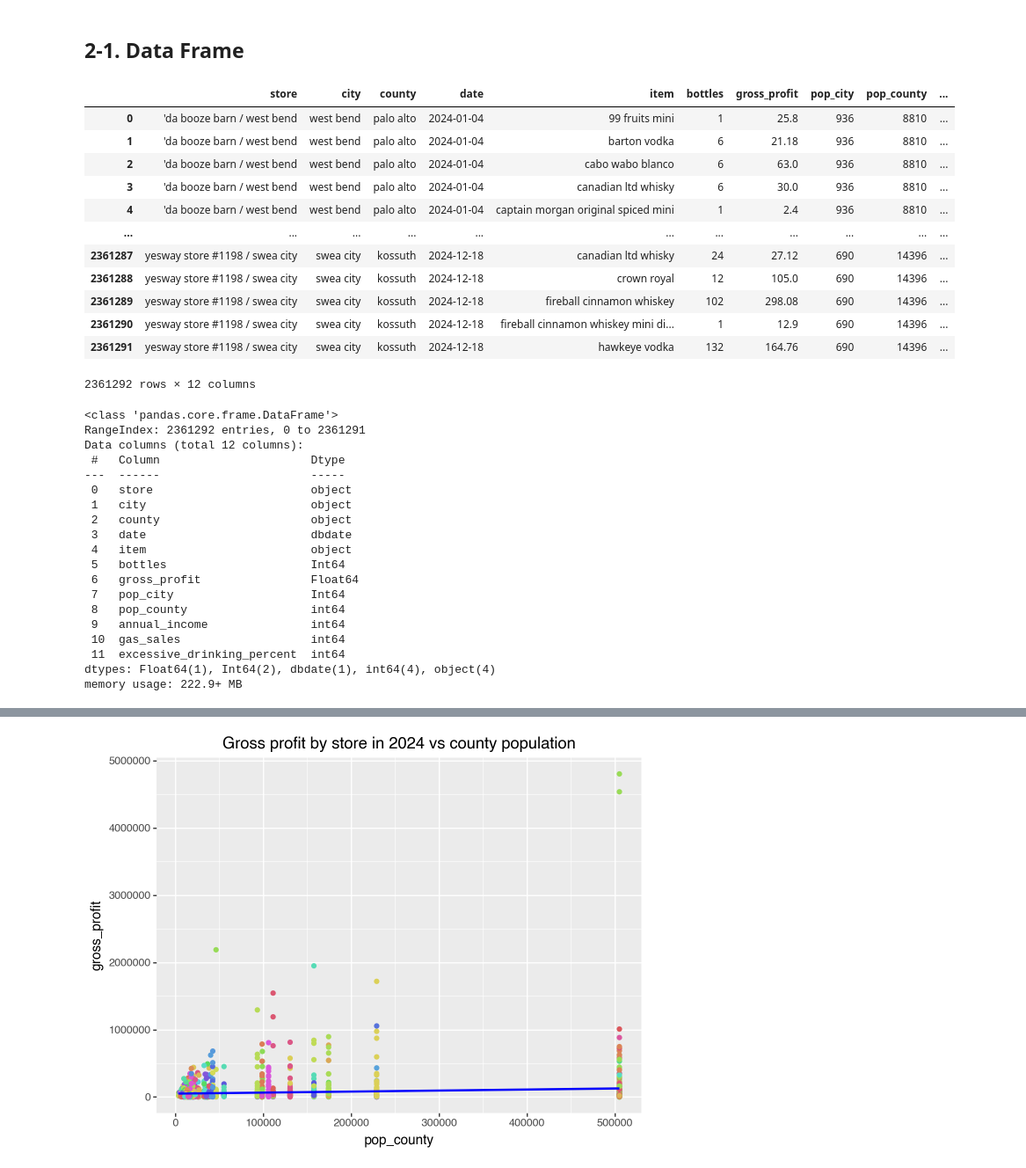
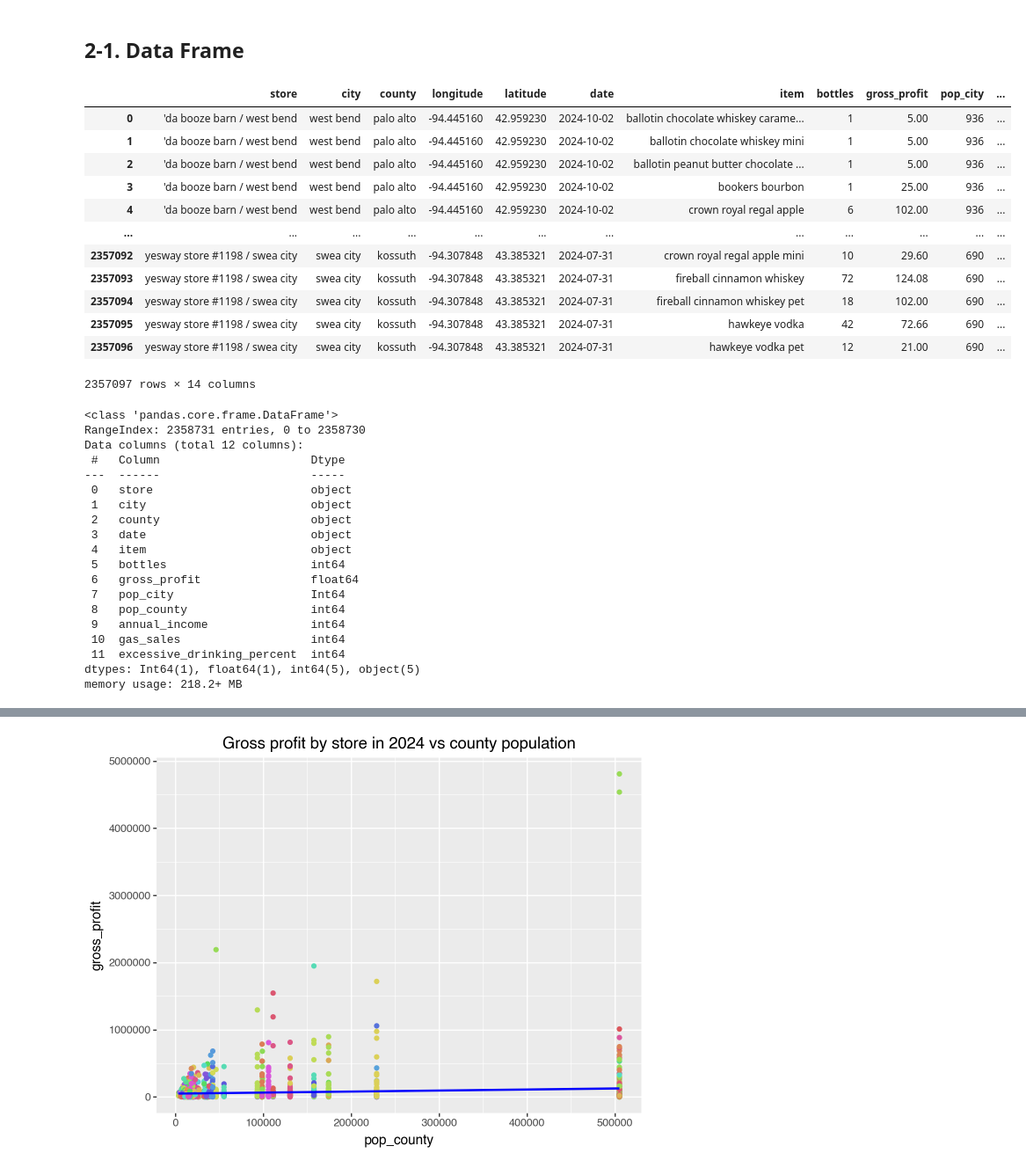
Before and after one commit to advanced-computing/fred-naga-lab2, a Jupyter notebook: iowa_liquor_naga.ipynb, the cells around one changed output, grey strips where cells are left out. Shown at 88% size. Cells and saved outputs as stored; diff of their text form; code cells hidden in the pictures.

```diff
--- a/iowa_liquor_naga.ipynb
+++ b/iowa_liquor_naga.ipynb
@@ -43,5 +44,7 @@ df_google_cloud = pandas_gbq.read_gbq(sql, credentials=credentials)
 # %%
-df_google = df_google_cloud.copy()
+df_google = pd.read_csv('data/liquor.csv')
+df_google['longitude'] = df_google['store_location'].str.extract(r'POINT\(([-\d\.]+) [-\d\.]+\)').astype(float)
+df_google['latitude'] = df_google['store_location'].str.extract(r'POINT\([-\d\.]+ ([-\d\.]+)\)').astype(float)
 df_google['gross_profit'] = (
     (df_google['state_bottle_retail'] - df_google['state_bottle_cost']) * df_google['bottles_sold']
 )
@@ -55,5 +58,6 @@ df_google['store'] = df_google['store'].str.lower()
 df_google['city'] = df_google['city'].str.lower()
 df_google['county'] = df_google['county'].str.lower()
 df_google['item'] = df_google['item'].str.lower()
+df_google = df_google[['date', 'store', 'city', 'county', 'longitude', 'latitude', 'item', 'state_bottle_cost', 'state_bottle_retail', 'bottles', 'sale_dollars', 'gross_profit']]
 df_google
 # %% [output]
@@ -77,7 +93,7 @@ The latest date: 2024-12-31
 # %%
 df_store = (
     df_google
-    .groupby(['store', 'city', 'county', 'date', 'item'])
+    .groupby(['store', 'city', 'county', 'longitude', 'latitude', 'date', 'item'])
     .agg({
         'bottles': 'sum',
         'gross_profit': 'sum',
@@ -156,5 +172,5 @@ df_pop_city
 # %%
-df_pop_county = pd.read_csv('data/iowa_population_county.csv')
+df_pop_county = pd.read_csv('data/population_county.csv')
 df_pop_county.columns = df_pop_county.columns.str.lower()
 df_pop_county.rename(columns={
     'population': 'pop_county'
@@ -162,7 +178,21 @@ df_pop_county.rename(columns={
 df_pop_county['year'] = df_pop_county['year'].str[-4:]
 df_pop_county['county'] = df_pop_county['county'].str[:-7]
 df_pop_county['county'] = df_pop_county['county'].str.lower()
-df_pop_county = df_pop_county[['county', 'year', 'pop_county']]
+df_pop_county = df_pop_county[['fips','county', 'year', 'pop_county']]
 df_pop_county = df_pop_county[df_pop_county['year']=='2023']
-df_pop_county
+
+df_geo_county = pd.read_csv('data/geo_county.csv')
+df_geo_county.rename(columns={
+    'Geographic Area Name (NAME)': 'county',
+    'Internal Point (Latitude) (INTPTLAT)': 'latitude',
+    'Internal Point (Longitude) (INTPTLON)': 'longitude'
+}, inplace=True)
+df_geo_county.columns = df_geo_county.columns.str.lower()
+df_geo_county['county'] = df_geo_county['county'].str[:-13]
+df_geo_county['county'] = df_geo_county['county'].str.lower()
+df_geo_county = df_geo_county[['county','latitude', 'longitude']]
+
+df_pop_geo_county = pd.merge(df_pop_county, df_geo_county, on='county', how='left')
+df_pop_geo_county.to_csv('data/pop_geo_county.csv', index=False)
+df_pop_geo_county
 # %% [output]
@@ -272,7 +302,7 @@ WARNING:root:Requests made without an app_token will be subject to strict thrott
 # %% [markdown]
 ## 1-5. Excessive Drinking
 # %%
-df_drinking = pd.read_csv('data/iowa_excessive_drinking.csv')
+df_drinking = pd.read_csv('data/excessive_drinking.csv')
 df_drinking.columns = df_drinking.columns.str.lower()
 df_drinking.rename(columns={
     'county value**': 'excessive_drinking_percent',
@@ -302,47 +332,48 @@ df_drinking
 # %%
 df_county = pd.merge(df_pop_county, df_income, on='county', how='left')
 df_county = pd.merge(df_county, df_fuel, on='county', how='left')
 df_county = pd.merge(df_county, df_drinking, on='county', how='left')
 df_county = df_county[['county', 'pop_county', 'annual_income', 'gas_sales', 'excessive_drinking_percent']]
 df = pd.merge(df_store, df_pop_city, on='city', how='left')
 df = pd.merge(df, df_county, on='county', how='left')
 df['pop_city'] = df['pop_city'].astype('Int64')
 df['gas_sales'] = df['gas_sales'].astype(int)
 df['excessive_drinking_percent'] = df['excessive_drinking_percent'].astype(int)
+df.to_csv('data/iowa.csv', index=False)
 df
 # %% [output]
-|  | store | city | county | date | item | bottles | gross_profit | pop_city | pop_county | ... |
-| 0 | 'da booze barn / west bend | west bend | palo alto | 2024-01-04 | 99 fruits mini | 1 | 25.8 | 936 | 8810 | ... |
-| 1 | 'da booze barn / west bend | west bend | palo alto | 2024-01-04 | barton vodka | 6 | 21.18 | 936 | 8810 | ... |
-| 2 | 'da booze barn / west bend | west bend | palo alto | 2024-01-04 | cabo wabo blanco | 6 | 63.0 | 936 | 8810 | ... |
-| 3 | 'da booze barn / west bend | west bend | palo alto | 2024-01-04 | canadian ltd whisky | 6 | 30.0 | 936 | 8810 | ... |
-| 4 | 'da booze barn / west bend | west bend | palo alto | 2024-01-04 | captain morgan original spiced mini | 1 | 2.4 | 936 | 8810 | ... |
-| ... | ... | ... | ... | ... | ... | ... | ... | ... | ... | ... |
-| 2361287 | yesway store #1198 / swea city | swea city | kossuth | 2024-12-18 | canadian ltd whisky | 24 | 27.12 | 690 | 14396 | ... |
-| 2361288 | yesway store #1198 / swea city | swea city | kossuth | 2024-12-18 | crown royal | 12 | 105.0 | 690 | 14396 | ... |
-| 2361289 | yesway store #1198 / swea city | swea city | kossuth | 2024-12-18 | fireball cinnamon whiskey | 102 | 298.08 | 690 | 14396 | ... |
-| 2361290 | yesway store #1198 / swea city | swea city | kossuth | 2024-12-18 | fireball cinnamon whiskey mini di... | 1 | 12.9 | 690 | 14396 | ... |
-| 2361291 | yesway store #1198 / swea city | swea city | kossuth | 2024-12-18 | hawkeye vodka | 132 | 164.76 | 690 | 14396 | ... |
+|  | store | city | county | longitude | latitude | date | item | bottles | gross_profit | pop_city | ... |
+| 0 | 'da booze barn / west bend | west bend | palo alto | -94.445160 | 42.959230 | 2024-10-02 | ballotin chocolate whiskey carame... | 1 | 5.00 | 936 | ... |
+| 1 | 'da booze barn / west bend | west bend | palo alto | -94.445160 | 42.959230 | 2024-10-02 | ballotin chocolate whiskey mini | 1 | 5.00 | 936 | ... |
+| 2 | 'da booze barn / west bend | west bend | palo alto | -94.445160 | 42.959230 | 2024-10-02 | ballotin peanut butter chocolate ... | 1 | 5.00 | 936 | ... |
+| 3 | 'da booze barn / west bend | west bend | palo alto | -94.445160 | 42.959230 | 2024-10-02 | bookers bourbon | 1 | 25.00 | 936 | ... |
+| 4 | 'da booze barn / west bend | west bend | palo alto | -94.445160 | 42.959230 | 2024-10-02 | crown royal regal apple | 6 | 102.00 | 936 | ... |
+| ... | ... | ... | ... | ... | ... | ... | ... | ... | ... | ... | ... |
+| 2357092 | yesway store #1198 / swea city | swea city | kossuth | -94.307848 | 43.385321 | 2024-07-31 | crown royal regal apple mini | 10 | 29.60 | 690 | ... |
+| 2357093 | yesway store #1198 / swea city | swea city | kossuth | -94.307848 | 43.385321 | 2024-07-31 | fireball cinnamon whiskey | 72 | 124.08 | 690 | ... |
+| 2357094 | yesway store #1198 / swea city | swea city | kossuth | -94.307848 | 43.385321 | 2024-07-31 | fireball cinnamon whiskey pet | 18 | 102.00 | 690 | ... |
+| 2357095 | yesway store #1198 / swea city | swea city | kossuth | -94.307848 | 43.385321 | 2024-07-31 | hawkeye vodka | 42 | 72.66 | 690 | ... |
+| 2357096 | yesway store #1198 / swea city | swea city | kossuth | -94.307848 | 43.385321 | 2024-07-31 | hawkeye vodka pet | 12 | 21.00 | 690 | ... |
-2361292 rows × 12 columns
+2357097 rows × 14 columns
 # %%
 df.info()
 # %% [output]
 <class 'pandas.core.frame.DataFrame'>
-RangeIndex: 2361292 entries, 0 to 2361291
+RangeIndex: 2358731 entries, 0 to 2358730
 Data columns (total 12 columns):
  #   Column                      Dtype
 ---  ------                      -----
  0   store                       object
  1   city                        object
  2   county                      object
- 3   date                        dbdate
+ 3   date                        object
  4   item                        object
- 5   bottles                     Int64
- 6   gross_profit                Float64
+ 5   bottles                     int64
+ 6   gross_profit                float64
  7   pop_city                    Int64
  8   pop_county                  int64
  9   annual_income               int64
  10  gas_sales                   int64
  11  excessive_drinking_percent  int64
-dtypes: Float64(1), Int64(2), dbdate(1), int64(4), object(4)
-memory usage: 222.9+ MB
+dtypes: Int64(1), float64(1), int64(5), object(5)
+memory usage: 218.2+ MB
```
Also changed, not shown: parts of 10 cells of this notebook, 5 other files.
